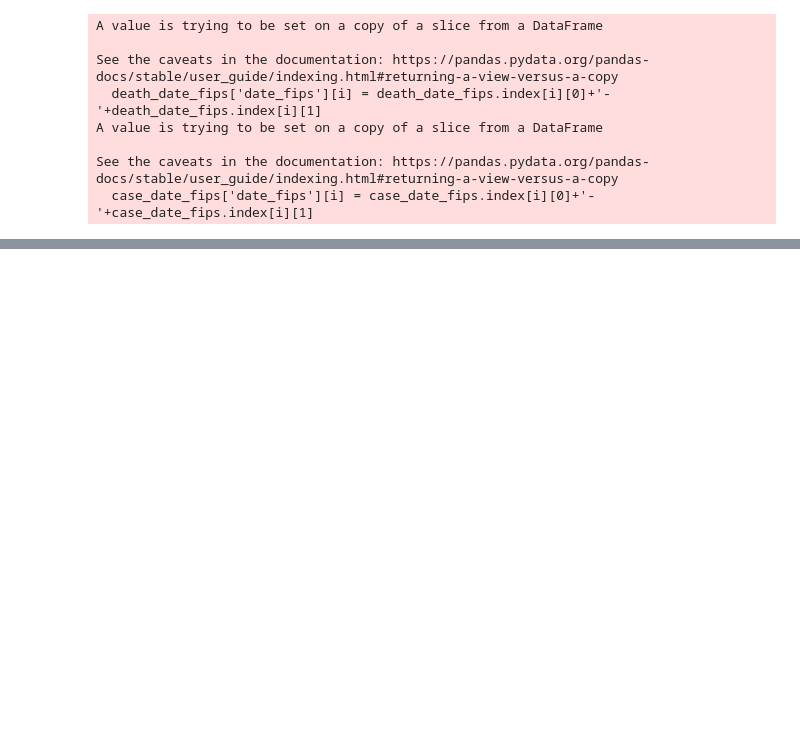
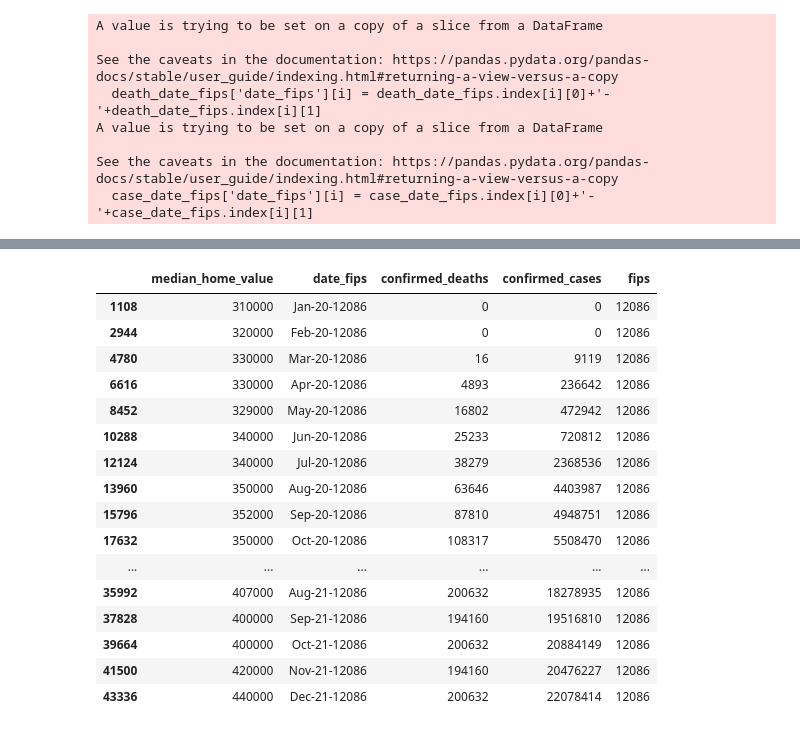
Before and after one commit to fav3ba/Sick-House-Bro, a Jupyter notebook: code/ProjectCode.ipynb, the cells around one changed output, grey strips where cells are left out. Drawn from its saved outputs; the diff is of its cells as text; code cells hidden in the pictures; blank space fills up the shorter version.

```diff
--- a/code/ProjectCode.ipynb
+++ b/code/ProjectCode.ipynb
@@ -280,3 +245,0 @@ combined_df
-# %%
-combined_df = case_date_fips.join(death_date_fips)
-print(combined_df.index)
@@ -300,0 +331,21 @@ MultiIndex([('Apr-2020',      ''),
+# %%
+miami = combined_df[combined_df.fips == "12086"] # Miami-Dade County
+miami
+# %% [output]
+|  | median_home_value | date_fips | confirmed_deaths | confirmed_cases | fips |
+| 1108 | 310000 | Jan-20-12086 | 0 | 0 | 12086 |
+| 2944 | 320000 | Feb-20-12086 | 0 | 0 | 12086 |
+| 4780 | 330000 | Mar-20-12086 | 16 | 9119 | 12086 |
+| 6616 | 330000 | Apr-20-12086 | 4893 | 236642 | 12086 |
+| 8452 | 329000 | May-20-12086 | 16802 | 472942 | 12086 |
+| 10288 | 340000 | Jun-20-12086 | 25233 | 720812 | 12086 |
+| 12124 | 340000 | Jul-20-12086 | 38279 | 2368536 | 12086 |
+| 13960 | 350000 | Aug-20-12086 | 63646 | 4403987 | 12086 |
+| 15796 | 352000 | Sep-20-12086 | 87810 | 4948751 | 12086 |
+| 17632 | 350000 | Oct-20-12086 | 108317 | 5508470 | 12086 |
+| ... | ... | ... | ... | ... | ... |
+| 35992 | 407000 | Aug-21-12086 | 200632 | 18278935 | 12086 |
+| 37828 | 400000 | Sep-21-12086 | 194160 | 19516810 | 12086 |
+| 39664 | 400000 | Oct-21-12086 | 200632 | 20884149 | 12086 |
+| 41500 | 420000 | Nov-21-12086 | 194160 | 20476227 | 12086 |
+| 43336 | 440000 | Dec-21-12086 | 200632 | 22078414 | 12086 |
```
Also changed, not shown: parts of 21 cells of this notebook.
